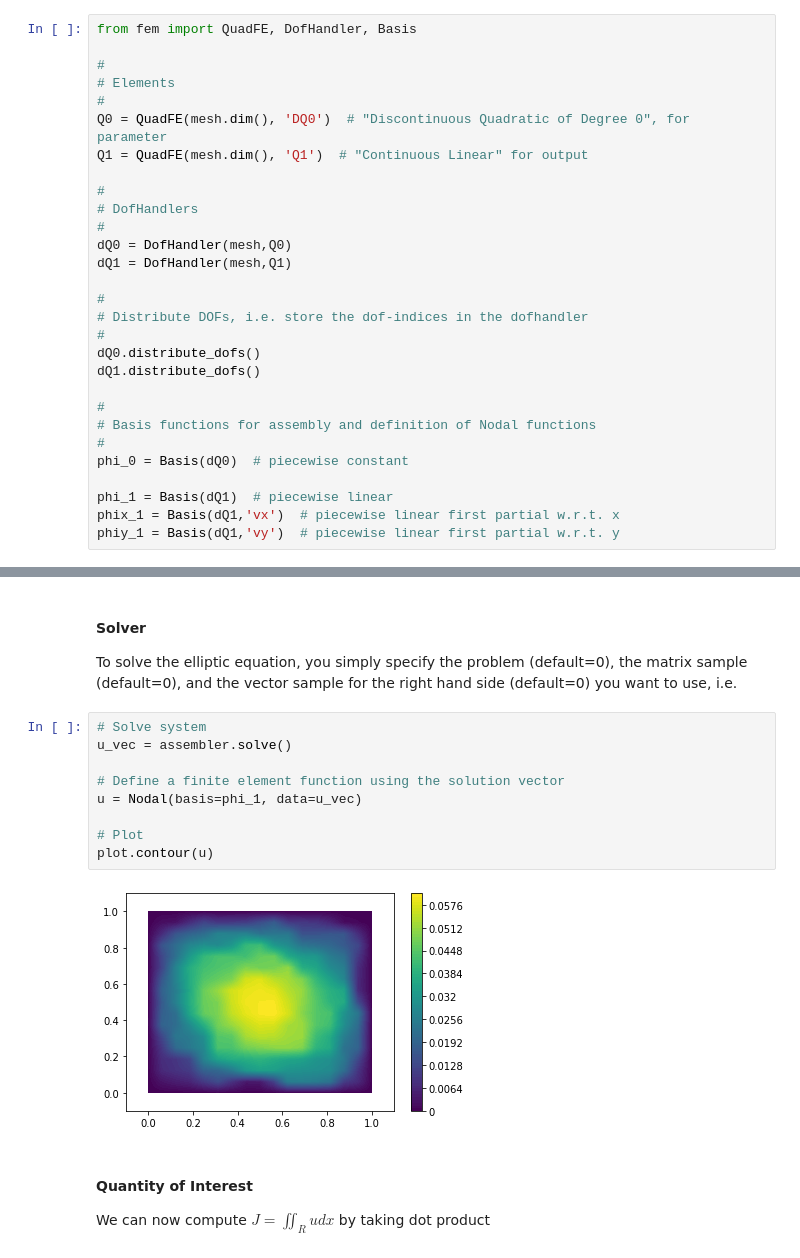
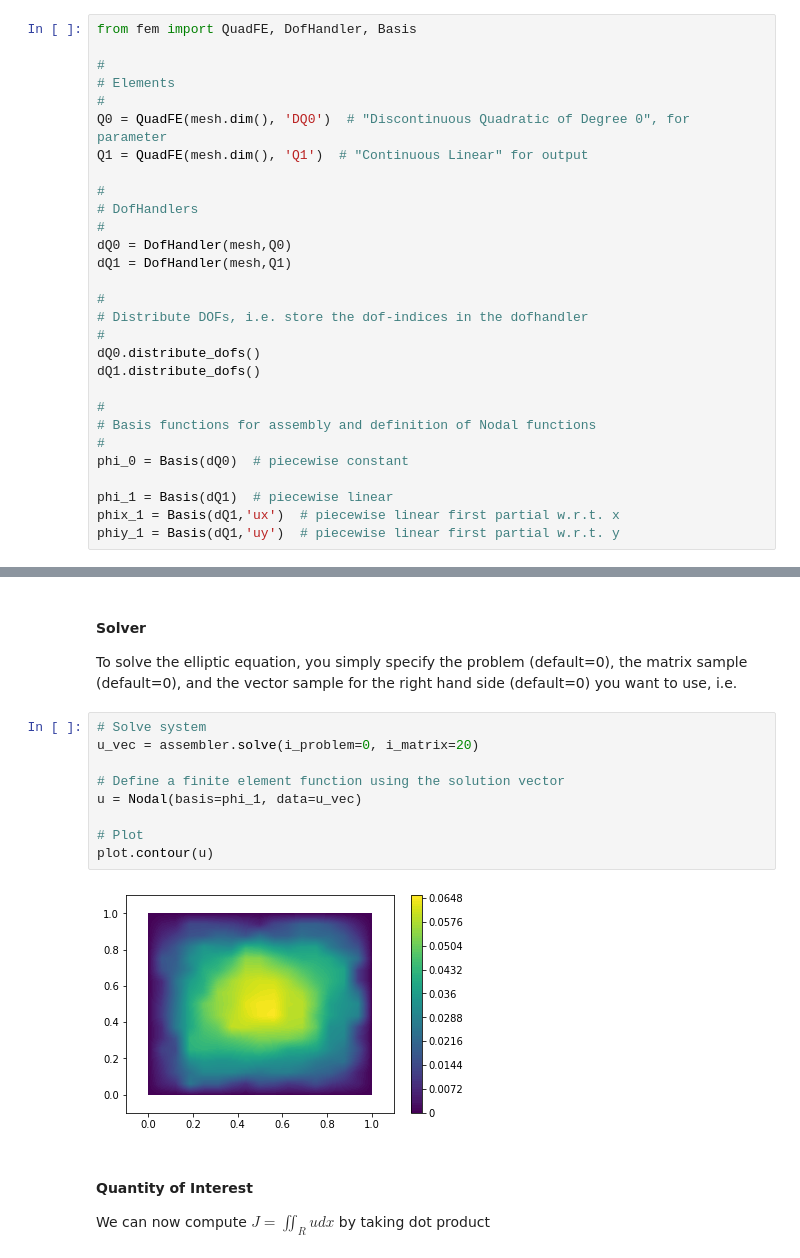
Before and after one commit to hvanwyk/quadmesh, a Jupyter notebook: experiments/multiscale_gmrf/optimal_upscaling_01.ipynb, the cells around one changed output, grey strips where cells are left out. Saved outputs shown, nothing was run; the diff lists cells and outputs as text.

```diff
--- a/experiments/multiscale_gmrf/optimal_upscaling_01.ipynb
+++ b/experiments/multiscale_gmrf/optimal_upscaling_01.ipynb
@@ -96,8 +96,8 @@ dQ1.distribute_dofs()
 phi_0 = Basis(dQ0)  # piecewise constant
 
 phi_1 = Basis(dQ1)  # piecewise linear
-phix_1 = Basis(dQ1,'vx')  # piecewise linear first partial w.r.t. x
-phiy_1 = Basis(dQ1,'vy')  # piecewise linear first partial w.r.t. y
+phix_1 = Basis(dQ1,'ux')  # piecewise linear first partial w.r.t. x
+phiy_1 = Basis(dQ1,'uy')  # piecewise linear first partial w.r.t. y
 # %% [markdown]
 #### The Gaussian Field
 
@@ -201,15 +201,15 @@ J = assembler.get_vector(i_problem=1)
 To solve the elliptic equation, you simply specify the problem (default=0), the matrix sample (default=0), and the vector sample for the right hand side (default=0) you want to use, i.e.
 # %%
 # Solve system
-u_vec = assembler.solve()
+u_vec = assembler.solve(i_problem=0, i_matrix=20)
 
 # Define a finite element function using the solution vector
 u = Nodal(basis=phi_1, data=u_vec)
 
 # Plot
 plot.contour(u)
 # %% [output]
-[figure, old version]
+[figure, new version]
 # %% [markdown]
 #### Quantity of Interest
 
```
Also changed, not shown: parts of 3 cells of this notebook.
